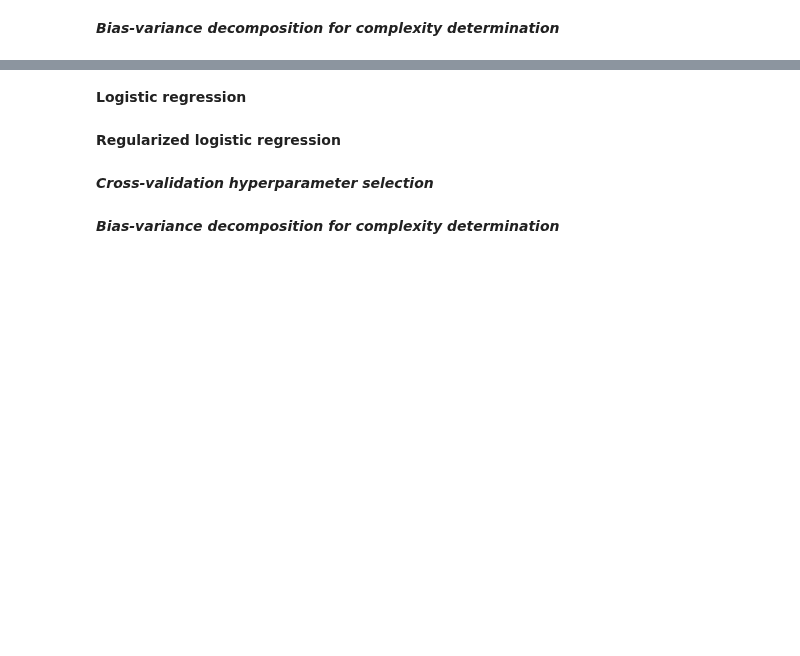
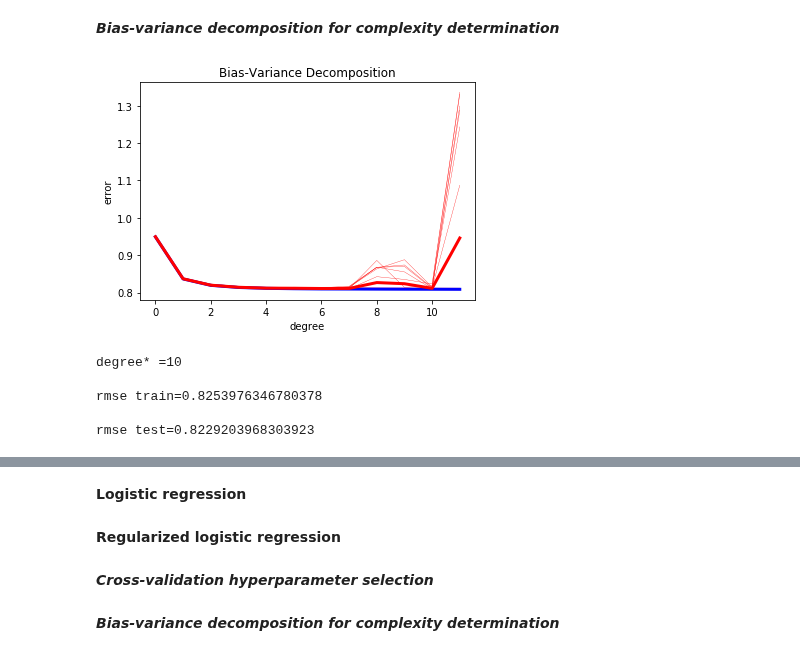
Before and after one commit to cschneuw/Machine-learning-Project-2019, a Jupyter notebook: scripts/project1.ipynb, the cells around one changed output, grey strips where cells are left out. Cells and saved outputs as stored; diff of their text form; code cells hidden in the pictures; blank space fills up the shorter version.

```diff
--- a/scripts/project1.ipynb
+++ b/scripts/project1.ipynb
@@ -222,32 +230,30 @@ def bias_variance_decomposition_visualization(degrees, loss_tr, loss_te):
     plt.ylabel("error")
     plt.title("Bias-Variance Decomposition")
 # %%
-ratio_train = 0.7
-seeds = range(20)
+ratio_train = 0.05
+seeds = range(100)
 degrees = range(0, 12)
 # %%
 rmse_tr_bv = np.empty((len(seeds), len(degrees)))
 rmse_te_bv = np.empty((len(seeds), len(degrees)))
 
 for index_seed, seed in enumerate(seeds):
     np.random.seed(seed)
-
     x_tr, x_te, y_tr, y_te = split_data(tX, y, ratio_train, seed)
-
-    mse_tr = []
-    mse_te = []
 
     for index_deg, deg in enumerate(degrees):
         tx_tr = build_poly(x_tr, deg)
         tx_te = build_poly(x_te, deg)
 
         w_tr, mse_tr = ridge_regression(y_tr, tx_tr, lambda_ri)
         mse_te = compute_mse(y_te, tx_te, w_tr)
 
-        rmse_tr_bv[index_seed][index_deg] = np.sqrt(2*np.array(mse_tr))
-        rmse_te_bv[index_seed][index_deg] = np.sqrt(2*np.array(mse_te))
+        rmse_tr_bv[index_seed][index_deg] = np.sqrt(2*mse_tr)
+        rmse_te_bv[index_seed][index_deg] = np.sqrt(2*mse_te)
 
 bias_variance_decomposition_visualization(degrees, rmse_tr_bv, rmse_te_bv)
+# %% [output]
+[figure, added]
 # %%
 rmse_te_bv = np.array(rmse_te_bv)
 rmse_tr_bv = np.array(rmse_tr_bv)
@@ -258,6 +264,12 @@ degree_ri = degrees[idx]
 
 print("degree* ={degree}\n\nrmse train={rmse_tr}\n\nrmse test={rmse_te}".format(
     degree=degree_ri, rmse_tr=rmse_tr_bv[idx].mean(), rmse_te=rmse_te_bv[idx].mean()))
+# %% [output]
+degree* =10
+
+rmse train=0.8253976346780378
+
+rmse test=0.8229203968303923
 # %%
 tX_poly = build_poly(tX, degree_ri)
 
```
Also changed, not shown: parts of 9 cells of this notebook, 1 other file.
